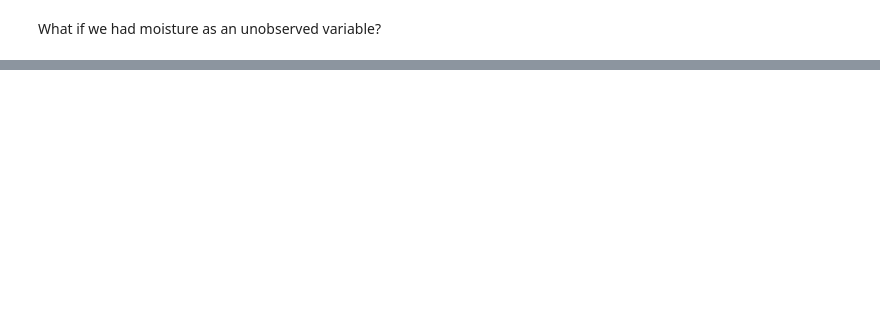
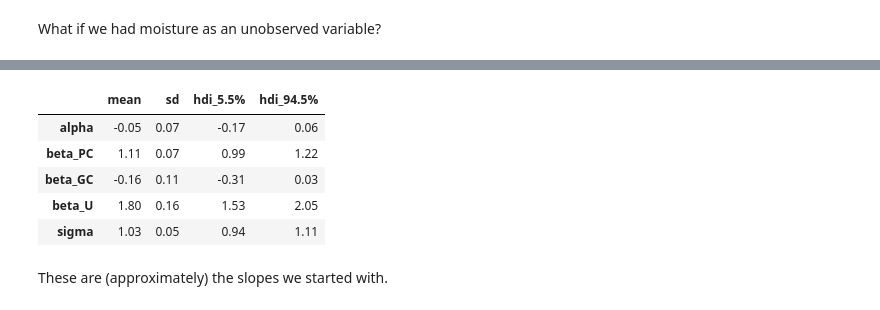
Before and after one commit to chris-leonard/statistical-rethinking, a Jupyter notebook: notes/chapter_6.ipynb, the cells around one changed output, grey strips where cells are left out. Saved outputs shown, nothing was run; the diff lists cells and outputs as text; code cells hidden in the pictures; blank space fills up the shorter version.

```diff
--- a/notes/chapter_6.ipynb
+++ b/notes/chapter_6.ipynb
@@ -606,0 +715,7 @@ g
+# %%
+# restrict to adults
+adults = people.loc[people["age"] >= 18, :].copy()
+adults = adults.reset_index(drop=True)
+
+# scale age
+adults["age_scaled"] = (adults["age"] - 18) / (65 - 18)
@@ -606,0 +979,27 @@ g
+# %%
+coords = {
+    "obs_id": education.index,
+}
+with pm.Model(coords_mutable=coords) as m6_12:
+    # data
+    G = pm.MutableData("G", education.G, dims="obs_id")
+    P = pm.MutableData("P", education.P, dims="obs_id")
+    U = pm.MutableData("U", education.U, dims="obs_id")
+
+    # priors
+    alpha = pm.Normal("alpha", mu=0, sigma=1)
+    beta_PC = pm.Normal("beta_PC", mu=0, sigma=1)
+    beta_GC = pm.Normal("beta_GC", mu=0, sigma=1)
+    beta_U = pm.Normal("beta_U", mu=0, sigma=1)
+    sigma = pm.Exponential("sigma", lam=1)
+
+    # model
+    mu = pm.Deterministic(
+        "mu", alpha + beta_PC * P + beta_GC * G + beta_U * U, dims="obs_id"
+    )
+
+    # likelihood
+    C = pm.Normal("C", mu=mu, sigma=sigma, observed=education.C, dims="obs_id")
+
+    # sample
+    trace_6_12 = pm.sample(random_seed=RANDOM_SEED)
@@ -606,0 +1013,17 @@ g
+# %%
+az.summary(
+    trace_6_12,
+    var_names=["~mu"],
+    kind="stats",
+    hdi_prob=0.89,
+    round_to=2,
+)
+# %% [output]
+|  | mean | sd | hdi_5.5% | hdi_94.5% |
+| alpha | -0.05 | 0.07 | -0.17 | 0.06 |
+| beta_PC | 1.11 | 0.07 | 0.99 | 1.22 |
+| beta_GC | -0.16 | 0.11 | -0.31 | 0.03 |
+| beta_U | 1.80 | 0.16 | 1.53 | 2.05 |
+| sigma | 1.03 | 0.05 | 0.94 | 1.11 |
+# %% [markdown]
+These are (approximately) the slopes we started with.
```
Also changed, not shown: parts of 42 cells of this notebook, 1 other file.
